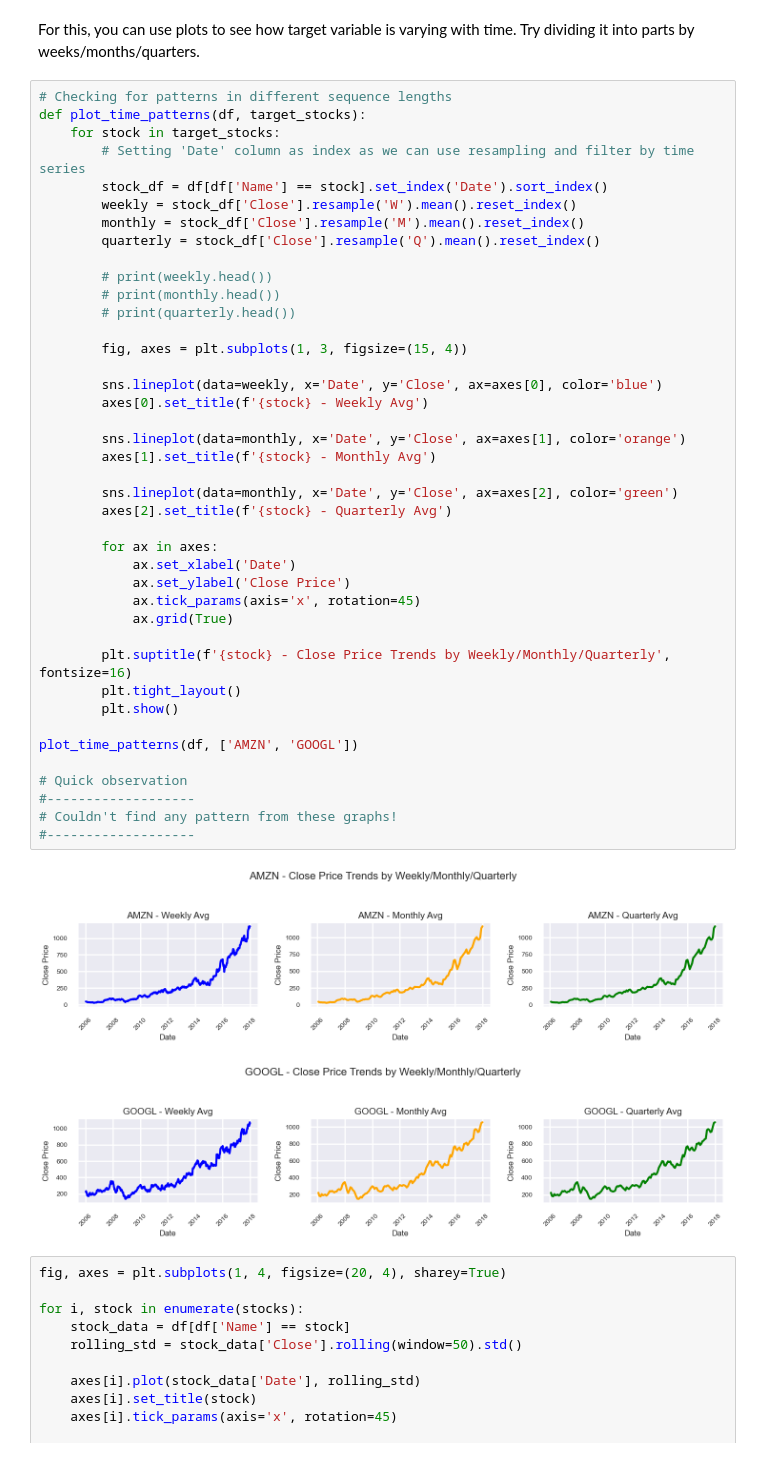
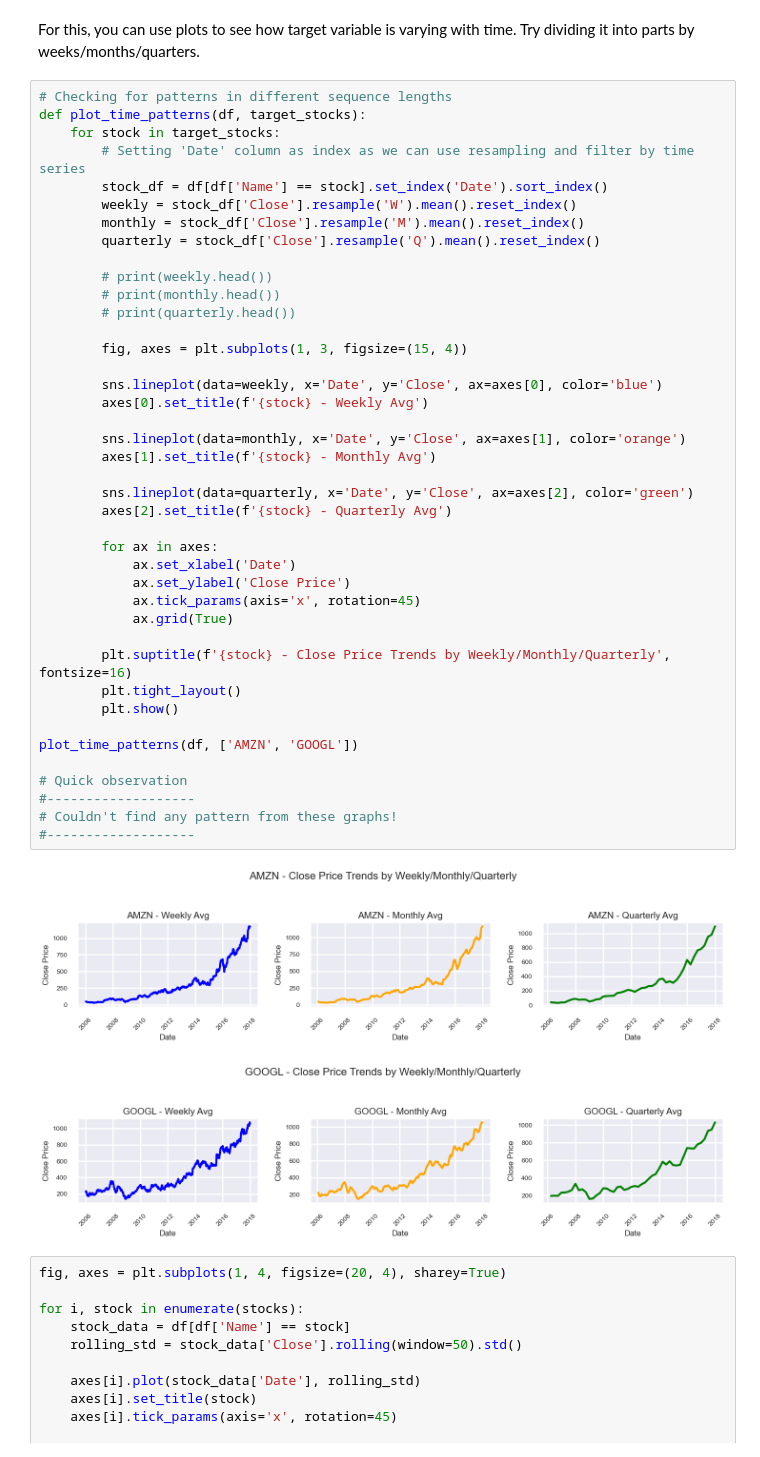
Before and after one commit to uvarajthulasiram/RNN-Stocks, a Jupyter notebook: RNN_Assg_Stock_Price_Prediction_Starter.ipynb, the cells around one changed output. Drawn from its saved outputs; the diff is of its cells as text.

```diff
--- a/RNN_Assg_Stock_Price_Prediction_Starter.ipynb
+++ b/RNN_Assg_Stock_Price_Prediction_Starter.ipynb
@@ -494,35 +494,35 @@ def plot_time_patterns(df, target_stocks):
         # print(monthly.head())
         # print(quarterly.head())
 
         fig, axes = plt.subplots(1, 3, figsize=(15, 4))
 
         sns.lineplot(data=weekly, x='Date', y='Close', ax=axes[0], color='blue')
         axes[0].set_title(f'{stock} - Weekly Avg')
 
         sns.lineplot(data=monthly, x='Date', y='Close', ax=axes[1], color='orange')
         axes[1].set_title(f'{stock} - Monthly Avg')
 
-        sns.lineplot(data=monthly, x='Date', y='Close', ax=axes[2], color='green')
+        sns.lineplot(data=quarterly, x='Date', y='Close', ax=axes[2], color='green')
         axes[2].set_title(f'{stock} - Quarterly Avg')
 
         for ax in axes:
             ax.set_xlabel('Date')
             ax.set_ylabel('Close Price')
             ax.tick_params(axis='x', rotation=45)
             ax.grid(True)
 
         plt.suptitle(f'{stock} - Close Price Trends by Weekly/Monthly/Quarterly', fontsize=16)
         plt.tight_layout()
         plt.show()
 
 plot_time_patterns(df, ['AMZN', 'GOOGL'])
 
 # Quick observation
 #-------------------
 # Couldn't find any pattern from these graphs!
 #-------------------
 # %% [output]
-[figure, old version]
+[figure, new version]
 [figure]
 # %%
 fig, axes = plt.subplots(1, 4, figsize=(20, 4), sharey=True)
```
Also changed, not shown: parts of 6 cells of this notebook.
